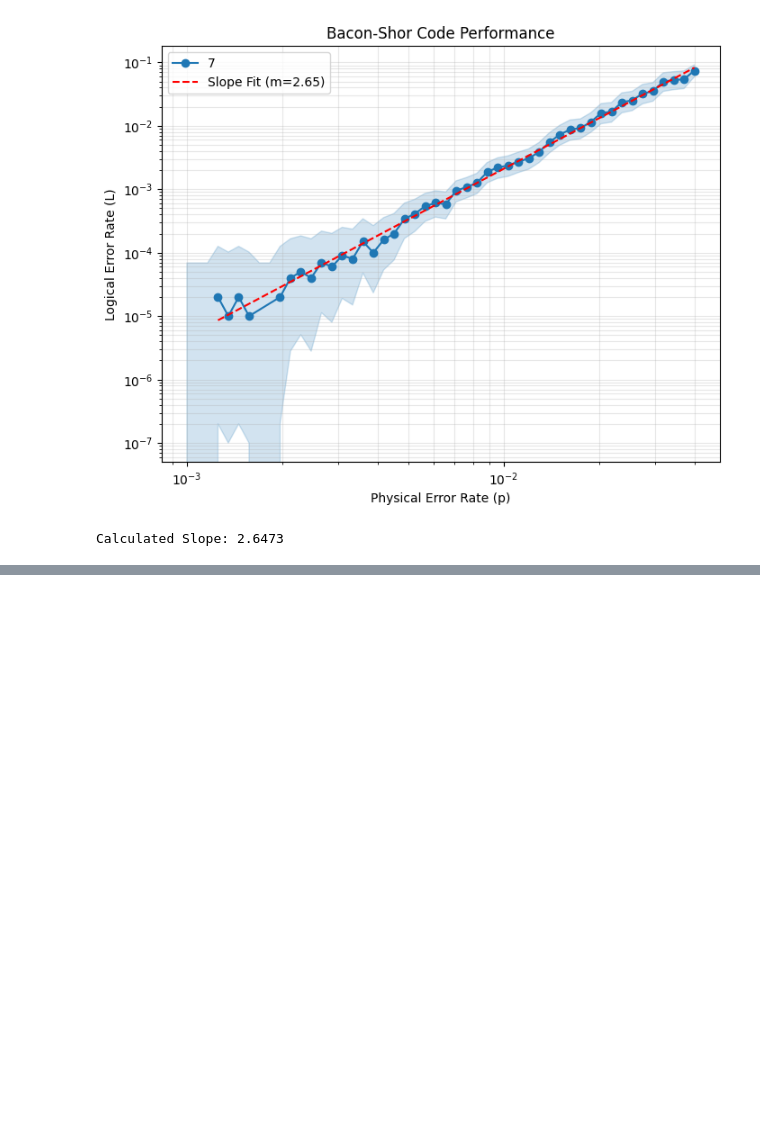
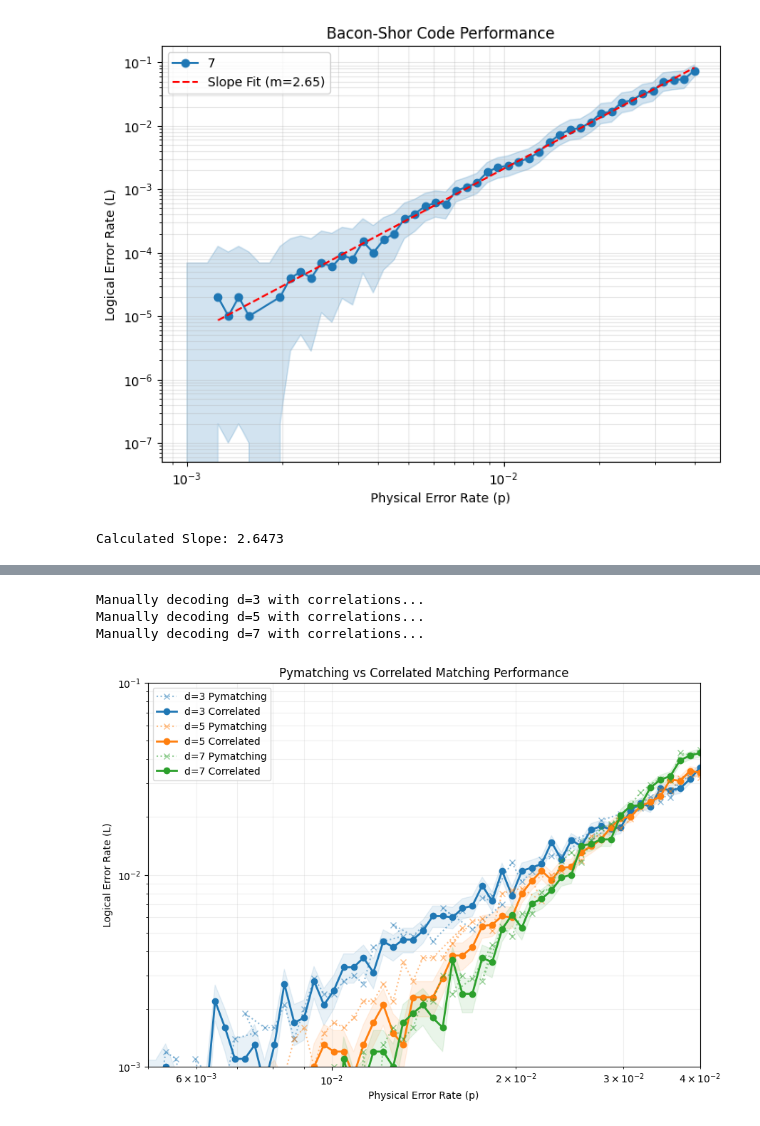
Before and after one commit to snow-apple/bacon_shor_code, a Jupyter notebook: complimentarynormalbscode2_6/exploration.ipynb, the cells around one changed output, grey strips where cells are left out. Cells and saved outputs as stored; diff of their text form; code cells hidden in the pictures; blank space fills up the shorter version.

```diff
--- a/complimentarynormalbscode2_6/exploration.ipynb
+++ b/complimentarynormalbscode2_6/exploration.ipynb
@@ -440,0 +540,79 @@ plt.show()
+# %%
+import numpy as np
+import matplotlib.pyplot as plt
+from scipy.stats import linregress
+import pymatching
+import stim
+import sinter
+
+distances = [3,5,7]
+ps = np.logspace(np.log10(0.001), np.log10(0.04), 200)
+shots = 10000
+
+# --- PART 1: Run Standard Matching with SINTER ---
+tasks = [
+    sinter.Task(circuit=bacon_shor_circuit(d, p), json_metadata={'d': d, 'p': p})
+    for d in distances for p in ps
+]
+
+stats = sinter.collect(
+    num_workers=4,
+    tasks=tasks,
+    decoders=['pymatching'], # Standard sinter call
+    max_shots=shots
+)
+
+# --- PART 2: Run Correlated Matching MANUALLY ---
+# We store these in a dictionary: {distance: [rates]}
+manual_results = {d: [] for d in distances}
+
+for d in distances:
+    print(f"Manually decoding d={d} with correlations...")
+    for p in ps:
+        circuit = bacon_shor_circuit(d, p)
+        model = circuit.detector_error_model(decompose_errors=True)
+        sampler = circuit.compile_detector_sampler()
+        syndrome, actual_obs = sampler.sample(shots=shots, separate_observables=True)
+
+        # Manual Correlated Matching
+        m = pymatching.Matching.from_detector_error_model(model, enable_correlations=True)
+        pred = m.decode_batch(syndrome, enable_correlations=True)
+
+        err_rate = np.sum(np.any(pred != actual_obs, axis=1)) / shots
+        manual_results[d].append(err_rate)
+# %% [output]
+Manually decoding d=3 with correlations...
+Manually decoding d=5 with correlations...
+Manually decoding d=7 with correlations...
+# %%
+# --- PART 3: Combined Plotting ---
+fig, ax = plt.subplots(1, 1, figsize=(10, 7))
+colors = ['#1f77b4', '#ff7f0e', '#2ca02c']
+
+for i, d in enumerate(distances):
+    # A. Plot Sinter Data (Standard)
+    d_stats = [s for s in stats if s.json_metadata['d'] == d]
+    s_xs = np.array([s.json_metadata['p'] for s in d_stats])
+    s_ys = np.array([s.errors / s.shots for s in d_stats])
+    ax.plot(s_xs, s_ys, 'x:', color=colors[i], alpha=0.5, label=f'd={d} Pymatching')
+
+    # B. Plot Manual Data (Correlated)
+    m_ys = np.array(manual_results[d])
+    ax.plot(ps, m_ys, 'o-', color=colors[i], linewidth=2, label=f'd={d} Correlated')
+
+    # C. Add shading for the manual data
+    stderrs = np.sqrt(m_ys * (1 - m_ys) / shots)
+    ax.fill_between(ps, m_ys - stderrs, m_ys + stderrs, color=colors[i], alpha=0.1)
+
+ax.set_title("Pymatching vs Correlated Matching Performance")
+ax.set_xlabel("Physical Error Rate (p)")
+ax.set_ylabel("Logical Error Rate (L)")
+ax.set_xscale('log')
+ax.set_yscale('log')
+ax.set_ylim(1e-3, 1e-1)
+ax.set_xlim(5e-3, 0.04)
+ax.legend(loc='best')
+ax.grid(True, which="both", ls="-", alpha=0.2)
+plt.show()
+# %% [output]
+[figure, added]
```
Also changed, not shown: parts of 8 cells of this notebook.
